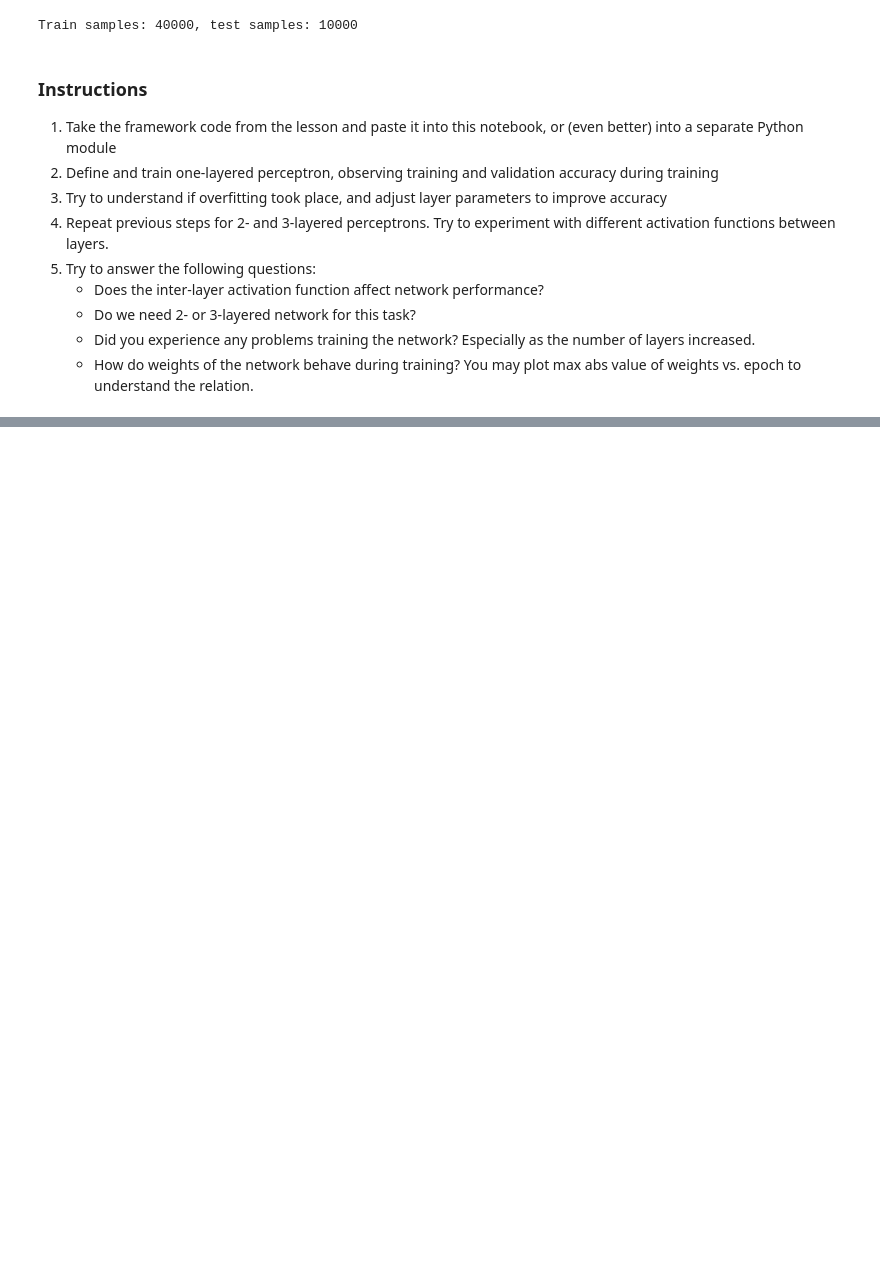
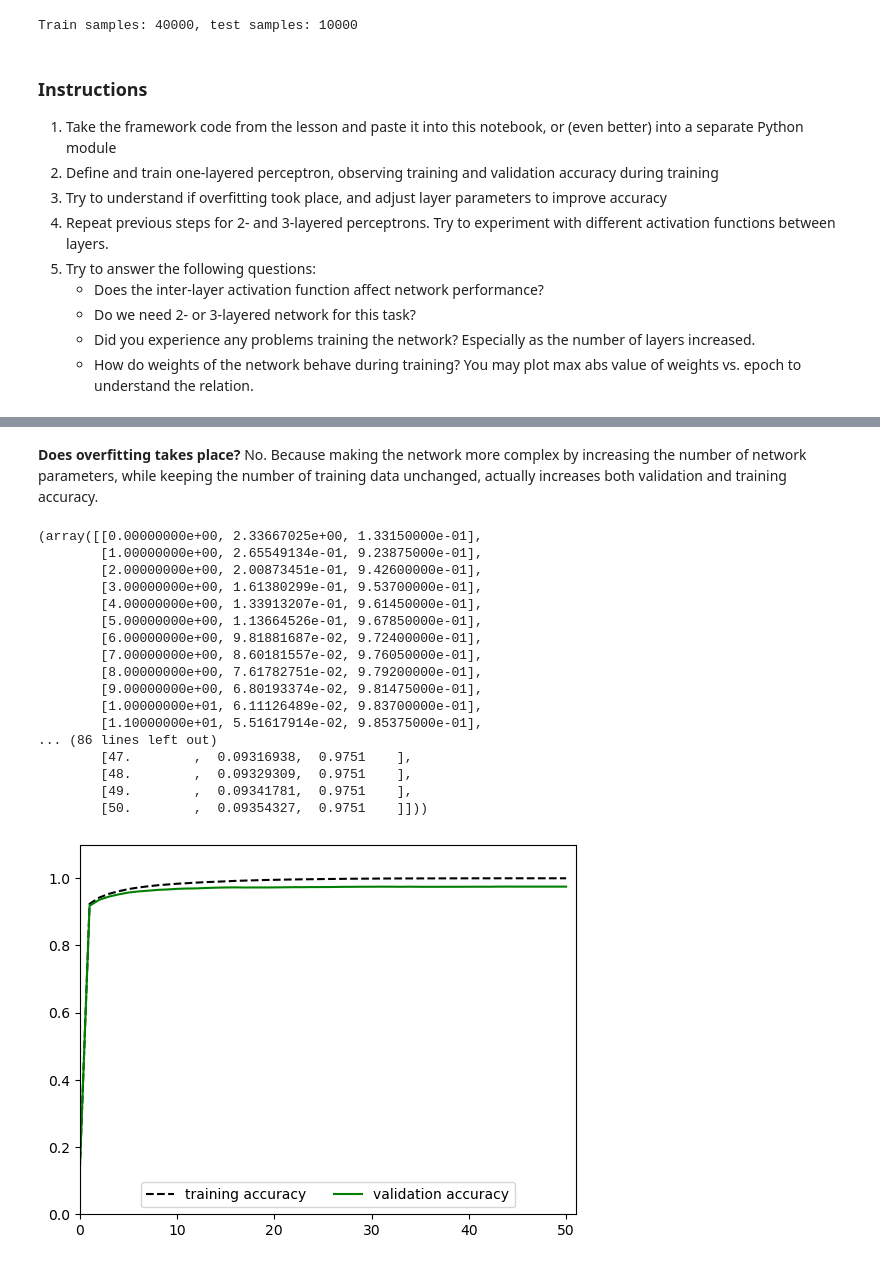
Before and after one commit to tsreaper/AI-For-Beginners, a Jupyter notebook: lessons/3-NeuralNetworks/04-OwnFramework/lab/MyFW_MNIST.ipynb, the cells around one changed output, grey strips where cells are left out. Saved outputs shown, nothing was run; the diff lists cells and outputs as text; code cells hidden in the pictures; blank space fills up the shorter version.

```diff
--- a/lessons/3-NeuralNetworks/04-OwnFramework/lab/MyFW_MNIST.ipynb
+++ b/lessons/3-NeuralNetworks/04-OwnFramework/lab/MyFW_MNIST.ipynb
@@ -53,0 +257,29 @@ Train samples: 40000, test samples: 10000
+# %% [markdown]
+**Does overfitting takes place?** No. Because making the network more complex by increasing the number of network parameters, while keeping the number of training data unchanged, actually increases both validation and training accuracy.
+# %%
+net = Net()
+net.add(Linear(features_train[0].shape[0], 112))
+net.add(Tanh())
+net.add(Linear(112, 10))
+net.add(Softmax())
+
+train_and_plot(features_train, labels_train, features_test, labels_test, 50, net, lr=0.01)
+# %% [output]
+(array([[0.00000000e+00, 2.33667025e+00, 1.33150000e-01],
+        [1.00000000e+00, 2.65549134e-01, 9.23875000e-01],
+        [2.00000000e+00, 2.00873451e-01, 9.42600000e-01],
+        [3.00000000e+00, 1.61380299e-01, 9.53700000e-01],
+        [4.00000000e+00, 1.33913207e-01, 9.61450000e-01],
+        [5.00000000e+00, 1.13664526e-01, 9.67850000e-01],
+        [6.00000000e+00, 9.81881687e-02, 9.72400000e-01],
+        [7.00000000e+00, 8.60181557e-02, 9.76050000e-01],
+        [8.00000000e+00, 7.61782751e-02, 9.79200000e-01],
+        [9.00000000e+00, 6.80193374e-02, 9.81475000e-01],
+        [1.00000000e+01, 6.11126489e-02, 9.83700000e-01],
+        [1.10000000e+01, 5.51617914e-02, 9.85375000e-01],
+... (86 lines left out)
+        [47.        ,  0.09316938,  0.9751    ],
+        [48.        ,  0.09329309,  0.9751    ],
+        [49.        ,  0.09341781,  0.9751    ],
+        [50.        ,  0.09354327,  0.9751    ]]))
+[figure, added]
```
Also changed, not shown: parts of 27 cells of this notebook.
